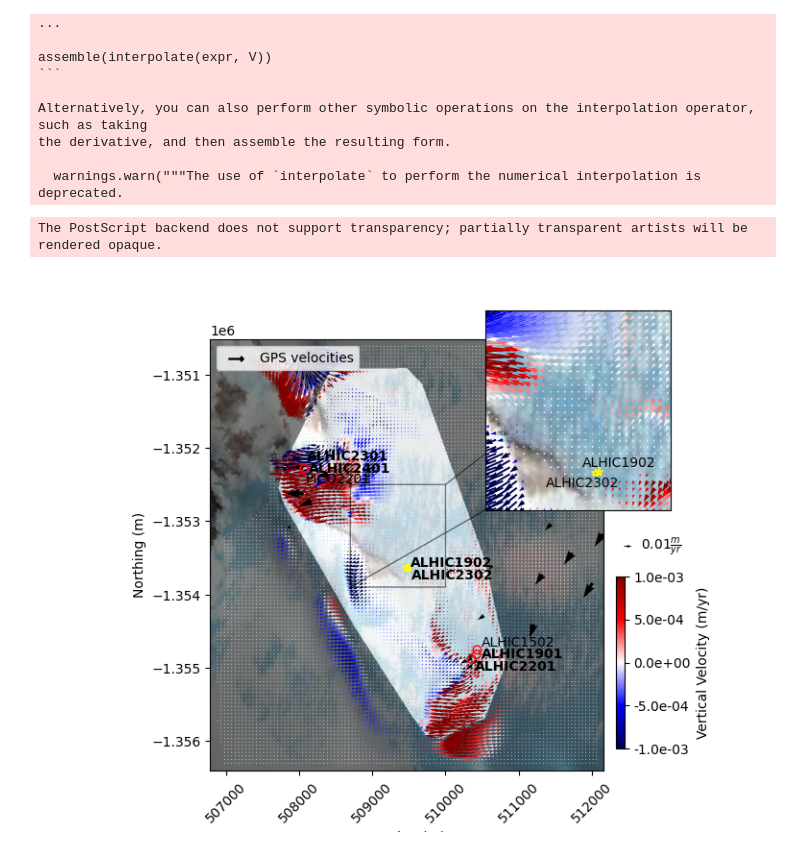
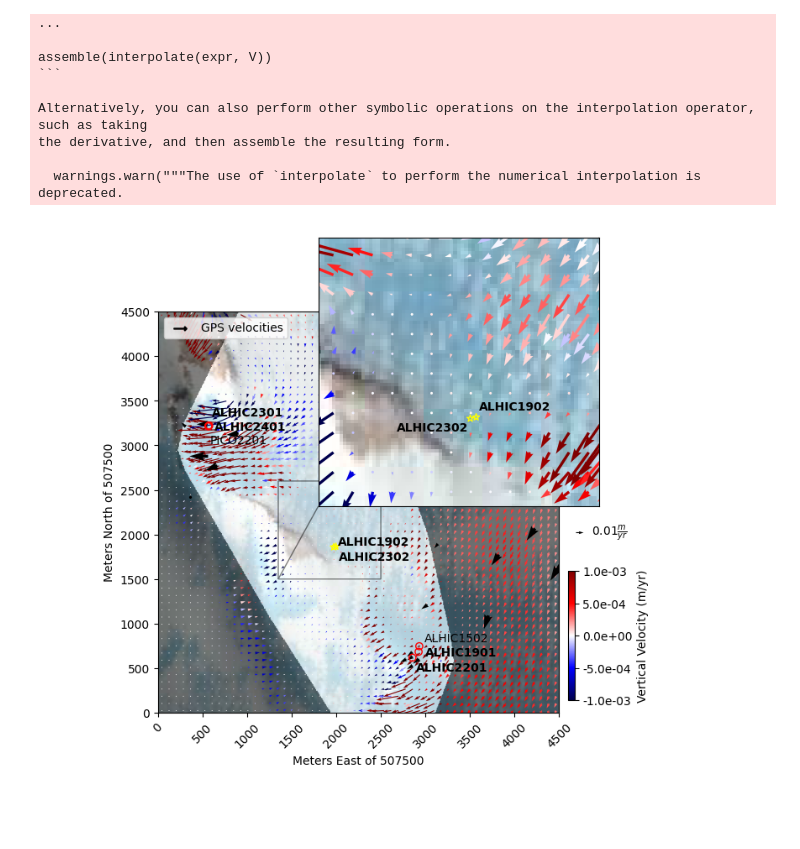
Before and after one commit to johnmorganmanos/AH_temp_paper, a Jupyter notebook: fig1.ipynb, the cells around one changed output. Cells and saved outputs as stored; diff of their text form; code cells hidden in the pictures; blank space fills up the shorter version.

Commit message:
Recent updates to paper figure notebooks.

```diff
--- a/fig1.ipynb
+++ b/fig1.ipynb
@@ -237,7 +217,7 @@ chk.load(flow, name="coarse_mesh_flow")
 # %% [markdown]
 #### 1.4.1.2 Fine mesh
 # %%
-upscale_factor_fine = 1/6
+upscale_factor_fine = 1/10
 src_bed_fine = rasterio.open("Meshes/crop_aoi/main_boreholes_aoi/main_boreholes_aoi_fix_bed.tif")
 src_surf_fine = rasterio.open("Meshes/crop_aoi/main_boreholes_aoi/main_boreholes_aoi_fix_surf.tif")
 src_bed = src_bed_fine
@@ -387,7 +367,7 @@ chk.load(flow, name="fine_mesh_flow")
 
 m_above_bed = 10
 
-fig, axes = plt.subplots(figsize=[9 * 5/6,7 *5/6])
+fig, axes = plt.subplots(figsize=[9 * 5/6,8 *5/6])
 
 
 vel_cross = []
@@ -445,7 +425,7 @@ axes.set_ylim([vel_cross_coords[:,1].min()-100, vel_cross_coords[:,1].max()+100]
 # cbar.ax.yaxis.set_major_formatter(ticker.FormatStrFormatter('%.1e'))
 
 ### Colorbar for Model ###
-cbar_ax = axes.inset_axes([-0.1, .05, 1, .4], xticks=[], yticks=[], facecolor="None") # Example: left, bottom, width, height
+cbar_ax = axes.inset_axes([-0.05, .04, 1, .3], xticks=[], yticks=[], facecolor="None") # Example: left, bottom, width, height
 sm = cm.ScalarMappable(cmap=cmap, norm=norm_model)
 cbar = plt.colorbar(sm, ax=cbar_ax, fraction=0.026, pad=0.04)
 cbar_ax.spines['left'].set_edgecolor('none')
@@ -463,7 +443,7 @@ quiverkey_scale_str = str(quiverkey_scale)
 
 
 
-qk = axes.quiverkey(Q, 1.07, 0.52, quiverkey_scale, quiverkey_scale_str+r'$\frac{m}{yr}$', labelpos='E', coordinates='axes', color='black')
+qk = axes.quiverkey(Q, 1.06, 0.45, quiverkey_scale, quiverkey_scale_str+r'$\frac{m}{yr}$', labelpos='E', coordinates='axes', color='black')
 
 colors_gps = cmap(norm_model(gps_velocities['w']))
 axes.quiver(gps_velocities['x'], gps_velocities['y'],
@@ -502,42 +482,53 @@ axes.annotate(borehole_locations.iloc()[7]['Core'], (transformed_x[7]+60,transfo
 
 axes.scatter(transformed_x[8],transformed_y[8], marker='o',ec='red', fc="None")
 axes.annotate(borehole_locations.iloc()[8]['Core'], (transformed_x[8]+20,transformed_y[8]-200))
 
 axes.scatter([], [], marker=r'$\longrightarrow$', color="black", s=120, label="GPS velocities")
 axes.legend(loc='upper left')
 
 
-axes.set_xlabel('Easting (m)')
-axes.set_ylabel('Northing (m)')
+axes.set_xlim([507500, 512000])
+axes.set_ylim([-1.3555e6, -1.351e6])
 
 axes.xaxis.set_tick_params(rotation=45)
 
 
 # axes.set_title("Velocity "+str(m_above_bed)+' m Above Bed')
 axins = axes.inset_axes(
-    [0.7, 0.6, 0.47, 0.47],
+    [0.4, 0.5, 0.7, 0.7],
     xticks=[],
     yticks=[]
     )
 show(image_data,ax=axins,transform=src1.transform)
 Q = axins.quiver(vel_cross_coords[:,0], vel_cross_coords[:,1], vel_cross[:,0]*spy, vel_cross[:,1]*spy,
-                angles='xy', scale_units='xy', scale=3e-5,
+                angles='xy', scale_units='xy', scale=2e-5,
                 width = 0.01,
                 color=colors_model)
 
 axins.scatter(transformed_x[1],transformed_y[1], marker='*',ec='yellow', fc="None")
-axins.annotate(borehole_locations.iloc()[1]['Core'], (transformed_x[1]-120,transformed_y[1]+40))
+axins.annotate(borehole_locations.iloc()[1]['Core'], (transformed_x[1]+10,transformed_y[1]+30), weight='bold')
 
 axins.scatter(transformed_x[5],transformed_y[5], marker='*',ec='yellow', fc="None")
-axins.annotate(borehole_locations.iloc()[5]['Core'], (transformed_x[5]-350,transformed_y[5]-100))
+axins.annotate(borehole_locations.iloc()[5]['Core'], (transformed_x[5]-300,transformed_y[5]-50), weight='bold')
 
-axins.set_xlim([508700, 510000])
-axins.set_ylim([-1.3539e6, -1.3525e6])
+axins.set_xlim([508850, 510000])
+axins.set_ylim([-1.3540e6, -1.3529e6])
 axes.indicate_inset_zoom(axins, edgecolor="black")
 
 
-plt.savefig('Figures/fig1.eps', dpi=600, bbox_inches='tight', format='eps', transparent=True)
-plt.savefig('Figures/fig1.png', dpi=600, bbox_inches='tight', format='png', transparent=True)
+axes.set_xlabel('Meters East of '+axes.get_xticklabels()[0].get_text())
+axes.set_ylabel('Meters North of '+axes.get_xticklabels()[0].get_text())
+
+
+x_tick_labels = [int(float(item.get_text()) -  float(axes.get_xticklabels()[0].get_text())) for item in axes.get_xticklabels()]
+axes.set_xticklabels(x_tick_labels)
+
+y_tick_labels = [int(float(item.get_text().replace('−','-'))*1e6 -  float(axes.get_yticklabels()[0].get_text().replace('−','-'))*1e6) for item in axes.get_yticklabels()]
+axes.set_yticklabels(y_tick_labels)
+
+
+plt.tight_layout()
+# plt.savefig('Figures/fig1_updated_80m.eps', dpi=600, bbox_inches='tight', format='eps', transparent=True)
+# plt.savefig('Figures/fig1_updated_80m.png', dpi=600, bbox_inches='tight', format='png', transparent=False)
 # %% [output]
-The PostScript backend does not support transparency; partially transparent artists will be rendered opaque.
-[figure, old version]
+[figure, new version]
```
Also changed, not shown: parts of 25 cells of this notebook, 2 other files.
